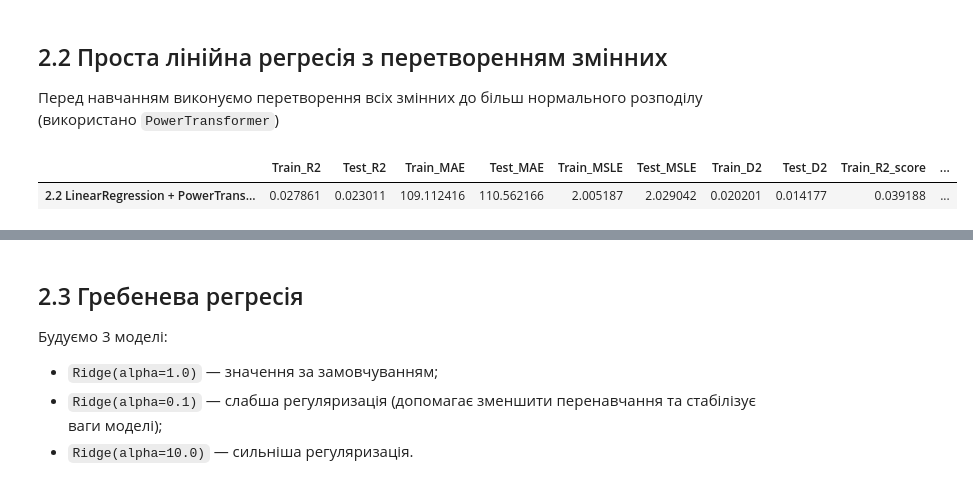
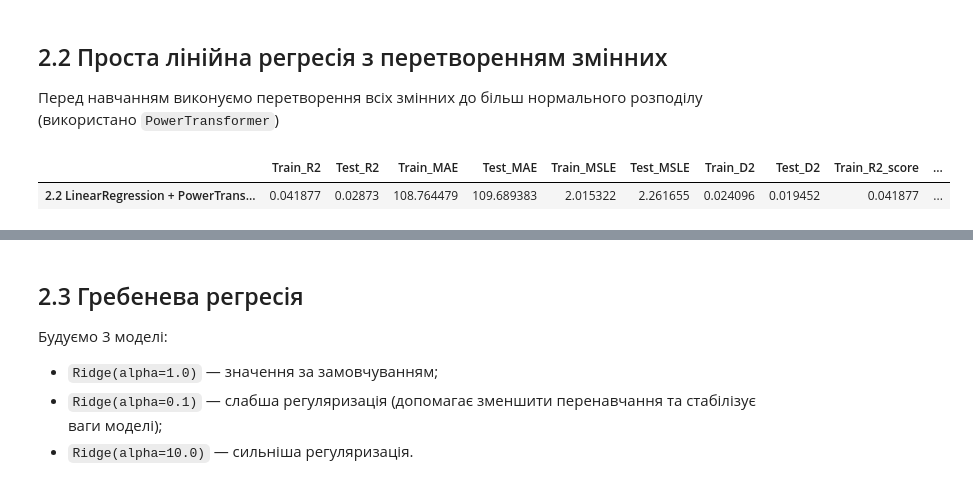
Before and after one commit to OnishchenkoDaria/data-processing-labs, a Jupyter notebook: lab_3/sample.ipynb, the cells around one changed output, grey strips where cells are left out. Saved outputs shown, nothing was run; the diff lists cells and outputs as text; code cells hidden in the pictures.

```diff
--- a/lab_3/sample.ipynb
+++ b/lab_3/sample.ipynb
@@ -335,39 +340,30 @@ plot_single_model_predictions(
 ## 2.2 Проста лінійна регресія з перетворенням змінних
 Перед навчанням виконуємо перетворення всіх змінних до більш нормального розподілу (використано `PowerTransformer`)
 # %%
-# перетворення X та y до більш нормального розподілу
+# перетворення X до більш нормального розподілу
 pt_X = PowerTransformer()
-pt_y = PowerTransformer()
 
 # навчання
-X_train_pt = pt_X.fit_transform(X_train.to_numpy())
-X_test_pt = pt_X.transform(X_test.to_numpy())
-
-y_train_pt = pt_y.fit_transform(y_train.to_frame().to_numpy()).ravel()
-y_test_pt = pt_y.transform(y_test.to_frame().to_numpy()).ravel()
+X_train_pt = pt_X.fit_transform(X_train)
+X_test_pt = pt_X.transform(X_test)
 
 lin_model_pt = LinearRegression()
-lin_model_pt.fit(X_train_pt, y_train_pt)
+lin_model_pt.fit(X_train_pt, y_train)
 
-train_score_pt = lin_model_pt.score(X_train_pt, y_train_pt)
-test_score_pt = lin_model_pt.score(X_test_pt, y_test_pt)
+train_score_pt = lin_model_pt.score(X_train_pt, y_train)
+test_score_pt = lin_model_pt.score(X_test_pt, y_test)
 
-# прогноз у трансформованому просторі
-y_train_pred_lin_pt_space = lin_model_pt.predict(X_train_pt)
-y_test_pred_lin_pt_space = lin_model_pt.predict(X_test_pt)
-
-# повертаємо прогноз у початковий масштаб
-y_train_pred_lin_pt = pt_y.inverse_transform(y_train_pred_lin_pt_space.reshape(-1, 1)).ravel()
-y_test_pred_lin_pt = pt_y.inverse_transform(y_test_pred_lin_pt_space.reshape(-1, 1)).ravel()
+y_train_pred_lin_pt = lin_model_pt.predict(X_train_pt)
+y_test_pred_lin_pt = lin_model_pt.predict(X_test_pt)
 
 metrics_22 = pd.DataFrame([full_metrics_dict(y_train, y_train_pred_lin_pt, y_test, y_test_pred_lin_pt)])
 metrics_22.index = ["2.2 LinearRegression + PowerTransformer"]
 metrics_22["Train_R2_score"] = train_score_pt
 metrics_22["Test_R2_score"] = test_score_pt
 metrics_22
 # %% [output]
 |  | Train_R2 | Test_R2 | Train_MAE | Test_MAE | Train_MSLE | Test_MSLE | Train_D2 | Test_D2 | Train_R2_score | ... |
-| 2.2 LinearRegression + PowerTrans... | 0.027861 | 0.023011 | 109.112416 | 110.562166 | 2.005187 | 2.029042 | 0.020201 | 0.014177 | 0.039188 | ... |
+| 2.2 LinearRegression + PowerTrans... | 0.041877 | 0.02873 | 108.764479 | 109.689383 | 2.015322 | 2.261655 | 0.024096 | 0.019452 | 0.041877 | ... |
 # %%
 plot_single_model_predictions(
     X_train[top_feature], X_test[top_feature],
```
Also changed, not shown: parts of 15 cells of this notebook.
